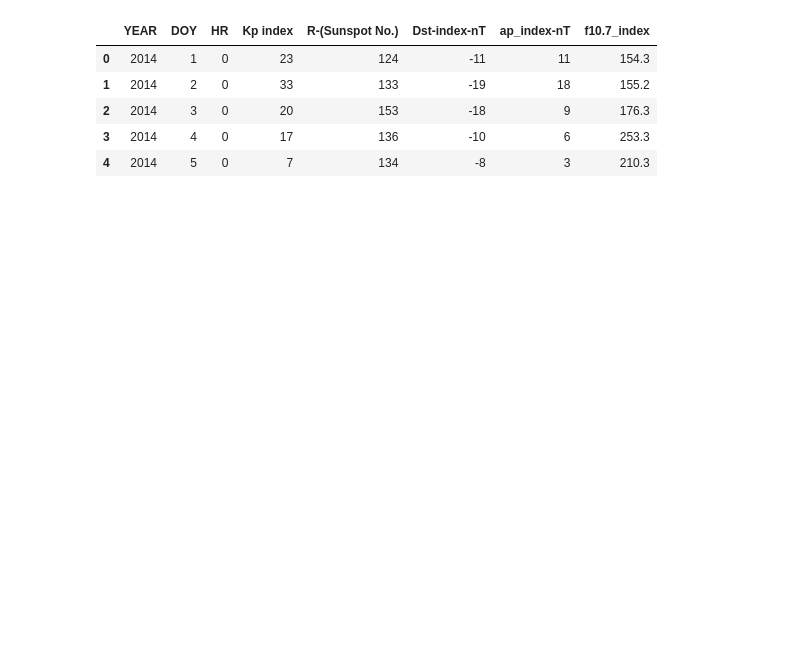
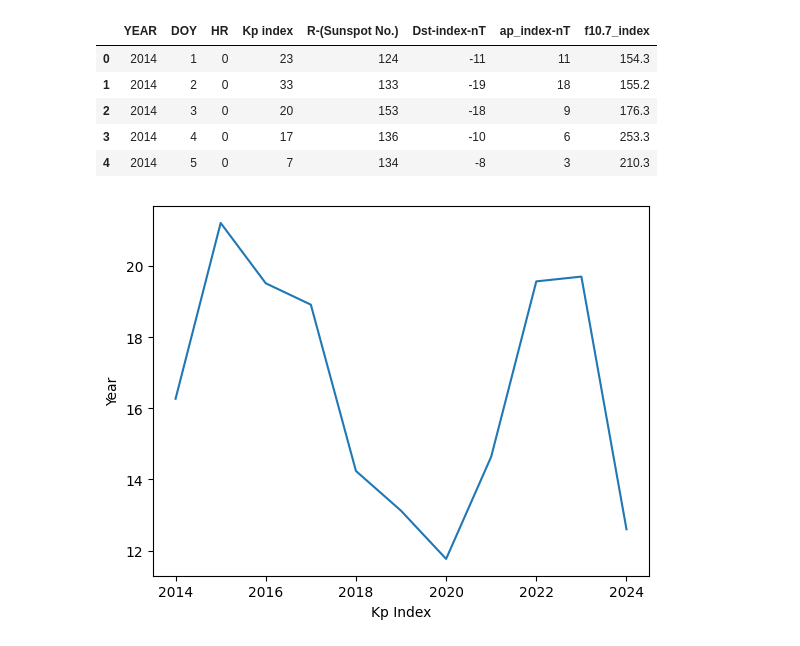
Before and after one commit to chinmayiacharya003/Ionospheric-TEC-predictions, a Jupyter notebook: DA.ipynb, the cells around one changed output. Saved outputs shown, nothing was run; the diff lists cells and outputs as text; code cells hidden in the pictures; blank space fills up the shorter version.

```diff
--- a/DA.ipynb
+++ b/DA.ipynb
@@ -11,3 +13,11 @@ df.head()
 | 2 | 2014 | 3 | 0 | 20 | 153 | -18 | 9 | 176.3 |
 | 3 | 2014 | 4 | 0 | 17 | 136 | -10 | 6 | 253.3 |
 | 4 | 2014 | 5 | 0 | 7 | 134 | -8 | 3 | 210.3 |
+# %%
+kp_index_yearly = df.groupby(df['YEAR'])['Kp index'].mean()
+plt.plot(kp_index_yearly.index, kp_index_yearly.values)
+plt.xlabel('Kp Index')
+plt.ylabel('Year')
+plt.show()
+# %% [output]
+[figure, added]
```
Also changed, not shown: parts of 11 cells of this notebook.
